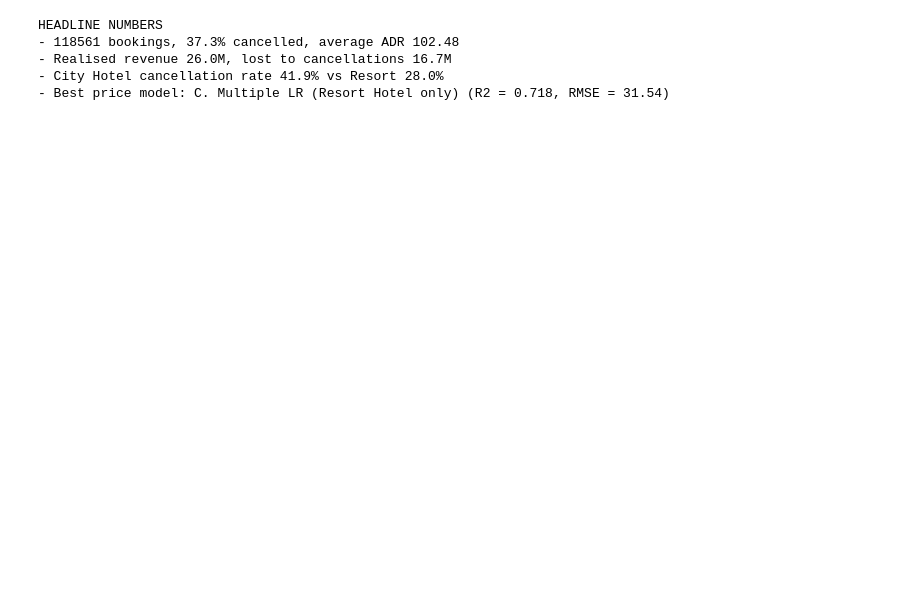
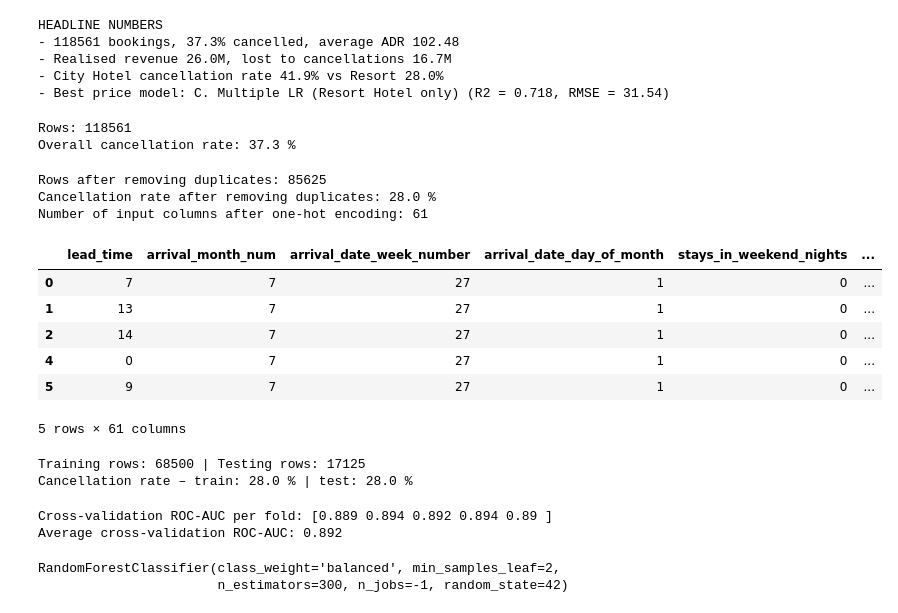
Before and after one commit to atticusptp-cloud/CAPSTONE, a Jupyter notebook: capstone_analysis.ipynb, the cells around one changed output. Cells and saved outputs as stored; diff of their text form; code cells hidden in the pictures; blank space fills up the shorter version.

```diff
--- a/capstone_analysis.ipynb
+++ b/capstone_analysis.ipynb
@@ -1101,0 +1114,61 @@ HEADLINE NUMBERS
+# %%
+clean = pd.read_csv("https://raw.githubusercontent.com/atticusptp-cloud/CAPSTONE/refs/heads/main/bookings_clean.csv")
+print("Rows:", len(clean))
+print("Overall cancellation rate:", round(clean["is_canceled"].mean() * 100, 1), "%")
+# %% [output]
+Rows: 118561
+Overall cancellation rate: 37.3 %
+# %%
+columns_except_id = [c for c in clean.columns if c != "Booking_ID"]
+model_df = clean.drop_duplicates(subset=columns_except_id)
+print("Rows after removing duplicates:", len(model_df))
+print("Cancellation rate after removing duplicates:", round(model_df["is_canceled"].mean() * 100, 1), "%")
+
+top_countries = model_df["country"].value_counts().head(15).index.tolist()
+model_df["country_grp"] = model_df["country"].where(model_df["country"].isin(top_countries), "Other")
+
+numeric_features = ["lead_time", "arrival_month_num", "arrival_date_week_number", "arrival_date_day_of_month",
+                    "stays_in_weekend_nights", "stays_in_week_nights", "adults", "children", "babies",
+                    "is_repeated_guest", "previous_cancellations", "previous_bookings_not_canceled",
+                    "booking_changes", "days_in_waiting_list", "adr", "required_car_parking_spaces",
+                    "total_of_special_requests", "has_agent", "has_company"]
+text_features = ["hotel", "market_segment", "distribution_channel", "customer_type", "deposit_type", "meal",
+                 "country_grp"]
+
+X = pd.get_dummies(model_df[numeric_features + text_features], columns=text_features, dtype=int)
+y = model_df["is_canceled"]
+print("Number of input columns after one-hot encoding:", X.shape[1])
+X.head()
+# %% [output]
+Rows after removing duplicates: 85625
+Cancellation rate after removing duplicates: 28.0 %
+Number of input columns after one-hot encoding: 61
+|  | lead_time | arrival_month_num | arrival_date_week_number | arrival_date_day_of_month | stays_in_weekend_nights | ... |
+| 0 | 7 | 7 | 27 | 1 | 0 | ... |
+| 1 | 13 | 7 | 27 | 1 | 0 | ... |
+| 2 | 14 | 7 | 27 | 1 | 0 | ... |
+| 4 | 0 | 7 | 27 | 1 | 0 | ... |
+| 5 | 9 | 7 | 27 | 1 | 0 | ... |
+5 rows × 61 columns
+# %%
+# 80% for training and 20% for testing                                              X_train, X_test, y_train, y_test = train_test_split(X, y, test_size=0.2, stratify=y, random_state=42)
+print("Training rows:", len(X_train), "| Testing rows:", len(X_test))
+print("Cancellation rate – train:", round(y_train.mean() * 100, 1), "% | test:", round(y_test.mean() * 100, 1), "%")
+# %% [output]
+Training rows: 68500 | Testing rows: 17125
+Cancellation rate – train: 28.0 % | test: 28.0 %
+# %%
+rf = RandomForestClassifier(n_estimators=300, min_samples_leaf=2, class_weight="balanced", n_jobs=-1, random_state=42)
+
+# 5-fold cross-validation on the training set (a check that the result is stable)
+cv = StratifiedKFold(n_splits=5, shuffle=True, random_state=42)
+cv_scores = cross_val_score(rf, X_train, y_train, cv=cv, scoring="roc_auc", n_jobs=-1)
+print("Cross-validation ROC-AUC per fold:", np.round(cv_scores, 3))
+print("Average cross-validation ROC-AUC:", round(cv_scores.mean(), 3))
+
+rf.fit(X_train, y_train)
+# %% [output]
+Cross-validation ROC-AUC per fold: [0.889 0.894 0.892 0.894 0.89 ]
+Average cross-validation ROC-AUC: 0.892
+RandomForestClassifier(class_weight='balanced', min_samples_leaf=2,
+                       n_estimators=300, n_jobs=-1, random_state=42)
```
Also changed, not shown: parts of 7 cells of this notebook.
